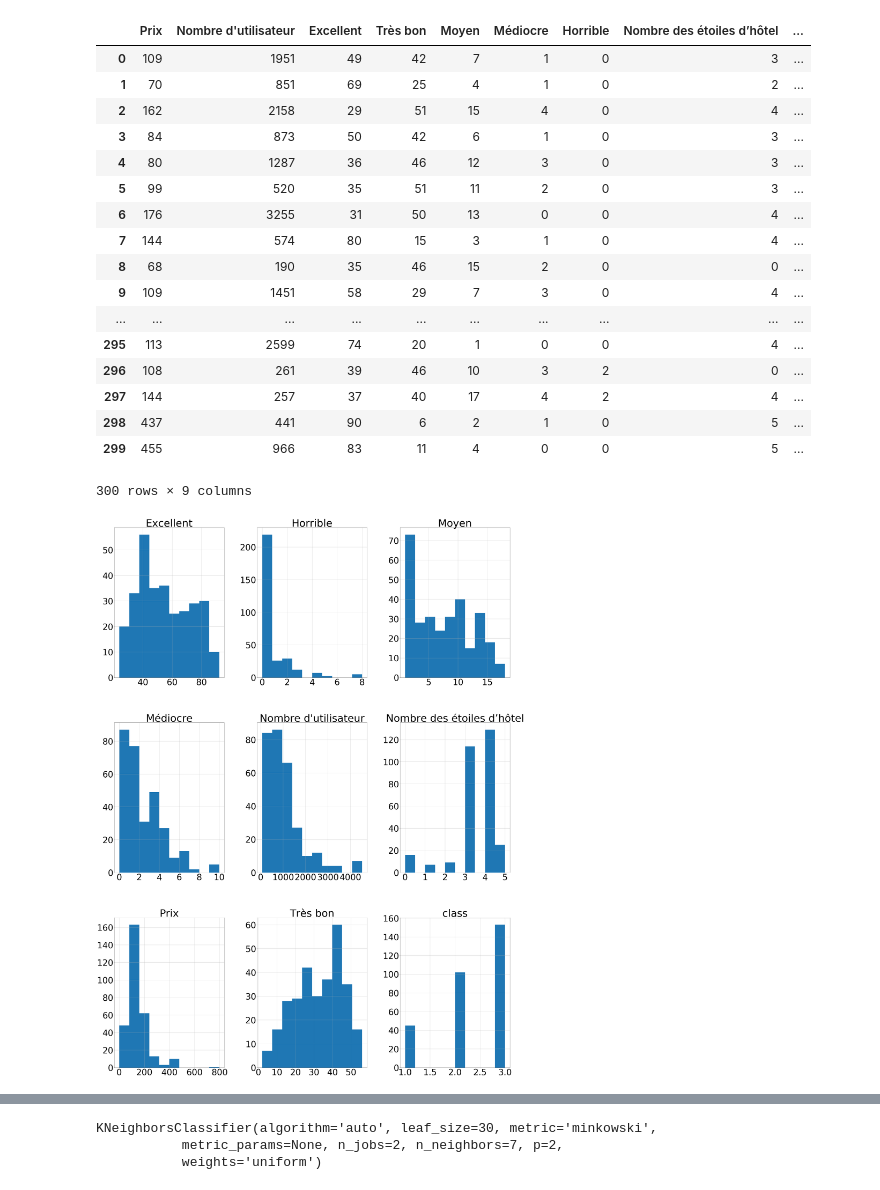
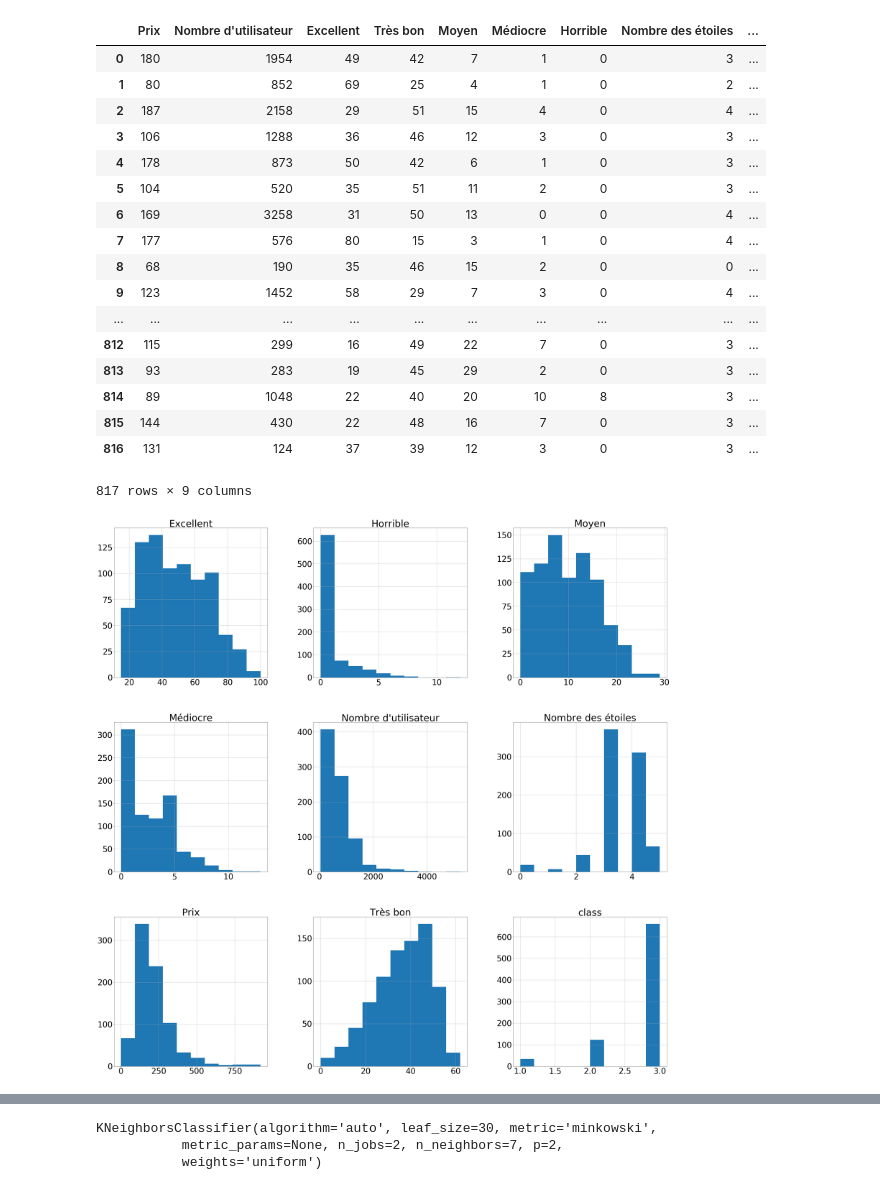
Before and after one commit to HSabbar/Predict-Price-hotel-Machine-Learning, a Jupyter notebook: Machine Learning/Predict.ipynb, the cells around one changed output, grey strips where cells are left out. Saved outputs shown, nothing was run; the diff lists cells and outputs as text; code cells hidden in the pictures.

```diff
--- a/Machine Learning/Predict.ipynb
+++ b/Machine Learning/Predict.ipynb
@@ -7,35 +7,35 @@ import pandas as pd
 import matplotlib.pyplot as plt
 from pandas.plotting import scatter_matrix
 # %%
-donnes = "../donnes/Donne.csv"
-names = ['Prix', 'Nombre d\'utilisateur','Excellent', 'Très bon','Moyen','Médiocre','Horrible', 'Nombre des étoiles d’hôtel', 'class']
+donnes = "../donnes/Donnes.csv"
+names = ['Prix', 'Nombre d\'utilisateur','Excellent', 'Très bon','Moyen','Médiocre','Horrible', 'Nombre des étoiles', 'class']
 df = pd.read_csv(donnes, names=names)
 df
 # %% [output]
-|  | Prix | Nombre d'utilisateur | Excellent | Très bon | Moyen | Médiocre | Horrible | Nombre des étoiles d’hôtel | ... |
-| 0 | 109 | 1951 | 49 | 42 | 7 | 1 | 0 | 3 | ... |
-| 1 | 70 | 851 | 69 | 25 | 4 | 1 | 0 | 2 | ... |
-| 2 | 162 | 2158 | 29 | 51 | 15 | 4 | 0 | 4 | ... |
-| 3 | 84 | 873 | 50 | 42 | 6 | 1 | 0 | 3 | ... |
-| 4 | 80 | 1287 | 36 | 46 | 12 | 3 | 0 | 3 | ... |
-| 5 | 99 | 520 | 35 | 51 | 11 | 2 | 0 | 3 | ... |
-| 6 | 176 | 3255 | 31 | 50 | 13 | 0 | 0 | 4 | ... |
-| 7 | 144 | 574 | 80 | 15 | 3 | 1 | 0 | 4 | ... |
+|  | Prix | Nombre d'utilisateur | Excellent | Très bon | Moyen | Médiocre | Horrible | Nombre des étoiles | ... |
+| 0 | 180 | 1954 | 49 | 42 | 7 | 1 | 0 | 3 | ... |
+| 1 | 80 | 852 | 69 | 25 | 4 | 1 | 0 | 2 | ... |
+| 2 | 187 | 2158 | 29 | 51 | 15 | 4 | 0 | 4 | ... |
+| 3 | 106 | 1288 | 36 | 46 | 12 | 3 | 0 | 3 | ... |
+| 4 | 178 | 873 | 50 | 42 | 6 | 1 | 0 | 3 | ... |
+| 5 | 104 | 520 | 35 | 51 | 11 | 2 | 0 | 3 | ... |
+| 6 | 169 | 3258 | 31 | 50 | 13 | 0 | 0 | 4 | ... |
+| 7 | 177 | 576 | 80 | 15 | 3 | 1 | 0 | 4 | ... |
 | 8 | 68 | 190 | 35 | 46 | 15 | 2 | 0 | 0 | ... |
-| 9 | 109 | 1451 | 58 | 29 | 7 | 3 | 0 | 4 | ... |
+| 9 | 123 | 1452 | 58 | 29 | 7 | 3 | 0 | 4 | ... |
 | ... | ... | ... | ... | ... | ... | ... | ... | ... | ... |
-| 295 | 113 | 2599 | 74 | 20 | 1 | 0 | 0 | 4 | ... |
-| 296 | 108 | 261 | 39 | 46 | 10 | 3 | 2 | 0 | ... |
-| 297 | 144 | 257 | 37 | 40 | 17 | 4 | 2 | 4 | ... |
-| 298 | 437 | 441 | 90 | 6 | 2 | 1 | 0 | 5 | ... |
-| 299 | 455 | 966 | 83 | 11 | 4 | 0 | 0 | 5 | ... |
+| 812 | 115 | 299 | 16 | 49 | 22 | 7 | 0 | 3 | ... |
+| 813 | 93 | 283 | 19 | 45 | 29 | 2 | 0 | 3 | ... |
+| 814 | 89 | 1048 | 22 | 40 | 20 | 10 | 8 | 3 | ... |
+| 815 | 144 | 430 | 22 | 48 | 16 | 7 | 0 | 3 | ... |
+| 816 | 131 | 124 | 37 | 39 | 12 | 3 | 0 | 3 | ... |
-300 rows × 9 columns
+817 rows × 9 columns
 # %%
 df.hist()
-plt.rcParams["figure.figsize"] = (50, 70)
-plt.rcParams.update({'font.size': 40})
+plt.rcParams["figure.figsize"] = (50, 50)
+plt.rcParams.update({'font.size': 50})
 plt.show()
 # %% [output]
-[figure, old version]
+[figure, new version]
 # %%
 scatter_matrix(df)
```
Also changed, not shown: parts of 3 cells of this notebook.
